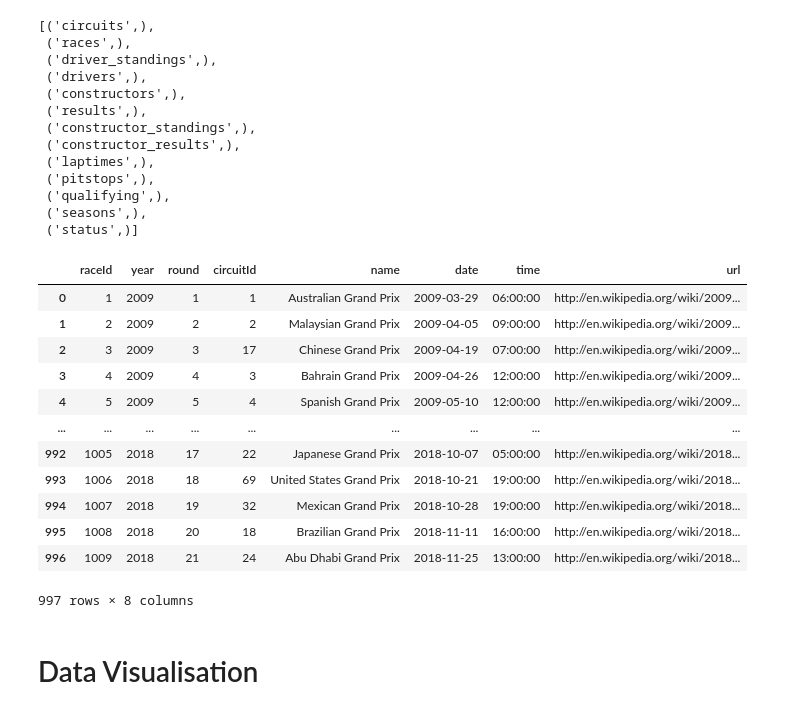
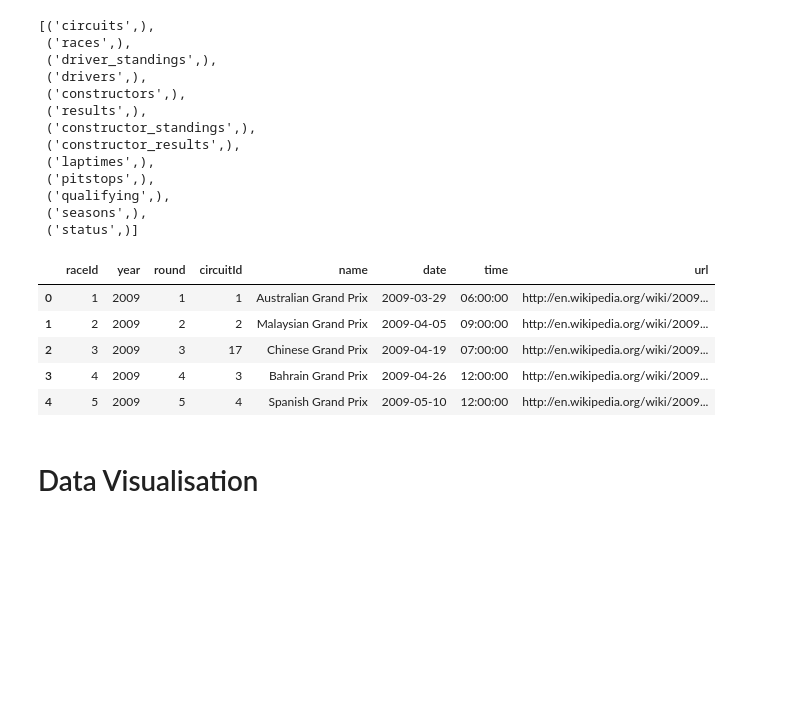
Before and after one commit to johnthiongo071-collab/formula1, a Jupyter notebook: f1.ipynb, the cells around one changed output. Drawn from its saved outputs; the diff is of its cells as text; code cells hidden in the pictures; blank space fills up the shorter version.

```diff
--- a/f1.ipynb
+++ b/f1.ipynb
@@ -30,22 +30,15 @@ table_names
 # %%
 pd.DataFrame(
     data=curr.execute("""SELECT * FROM races;""").fetchall(),
     columns=[x[0] for x in curr.description]
-)
+).head()
 # %% [output]
 |  | raceId | year | round | circuitId | name | date | time | url |
 | 0 | 1 | 2009 | 1 | 1 | Australian Grand Prix | 2009-03-29 | 06:00:00 | http://en.wikipedia.org/wiki/2009... |
 | 1 | 2 | 2009 | 2 | 2 | Malaysian Grand Prix | 2009-04-05 | 09:00:00 | http://en.wikipedia.org/wiki/2009... |
 | 2 | 3 | 2009 | 3 | 17 | Chinese Grand Prix | 2009-04-19 | 07:00:00 | http://en.wikipedia.org/wiki/2009... |
 | 3 | 4 | 2009 | 4 | 3 | Bahrain Grand Prix | 2009-04-26 | 12:00:00 | http://en.wikipedia.org/wiki/2009... |
 | 4 | 5 | 2009 | 5 | 4 | Spanish Grand Prix | 2009-05-10 | 12:00:00 | http://en.wikipedia.org/wiki/2009... |
-| ... | ... | ... | ... | ... | ... | ... | ... | ... |
-| 992 | 1005 | 2018 | 17 | 22 | Japanese Grand Prix | 2018-10-07 | 05:00:00 | http://en.wikipedia.org/wiki/2018... |
-| 993 | 1006 | 2018 | 18 | 69 | United States Grand Prix | 2018-10-21 | 19:00:00 | http://en.wikipedia.org/wiki/2018... |
-| 994 | 1007 | 2018 | 19 | 32 | Mexican Grand Prix | 2018-10-28 | 19:00:00 | http://en.wikipedia.org/wiki/2018... |
-| 995 | 1008 | 2018 | 20 | 18 | Brazilian Grand Prix | 2018-11-11 | 16:00:00 | http://en.wikipedia.org/wiki/2018... |
-| 996 | 1009 | 2018 | 21 | 24 | Abu Dhabi Grand Prix | 2018-11-25 | 13:00:00 | http://en.wikipedia.org/wiki/2018... |
-997 rows × 8 columns
 # %% [markdown]
 # Data Visualisation
 # %%
```
Also changed, not shown: parts of 4 cells of this notebook.
